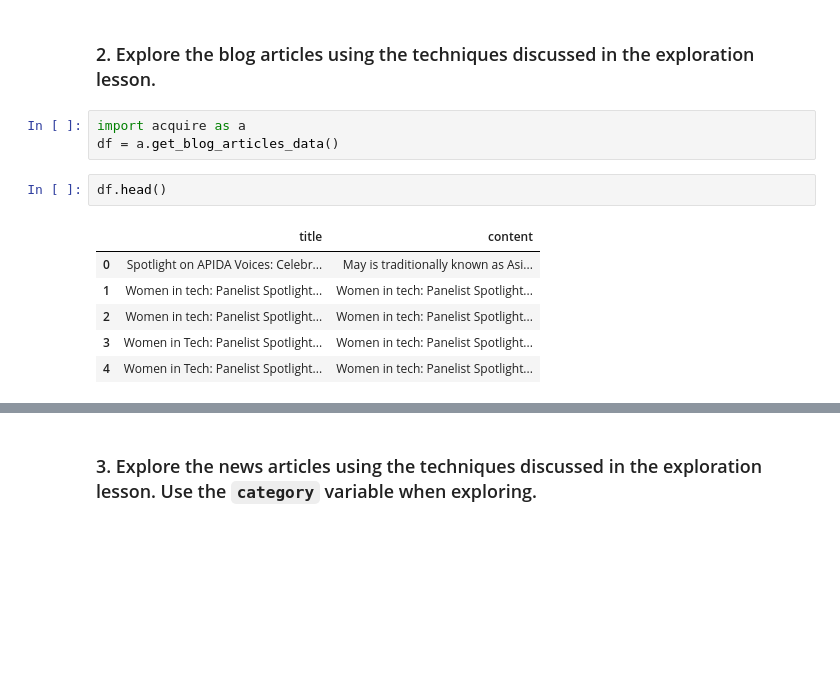
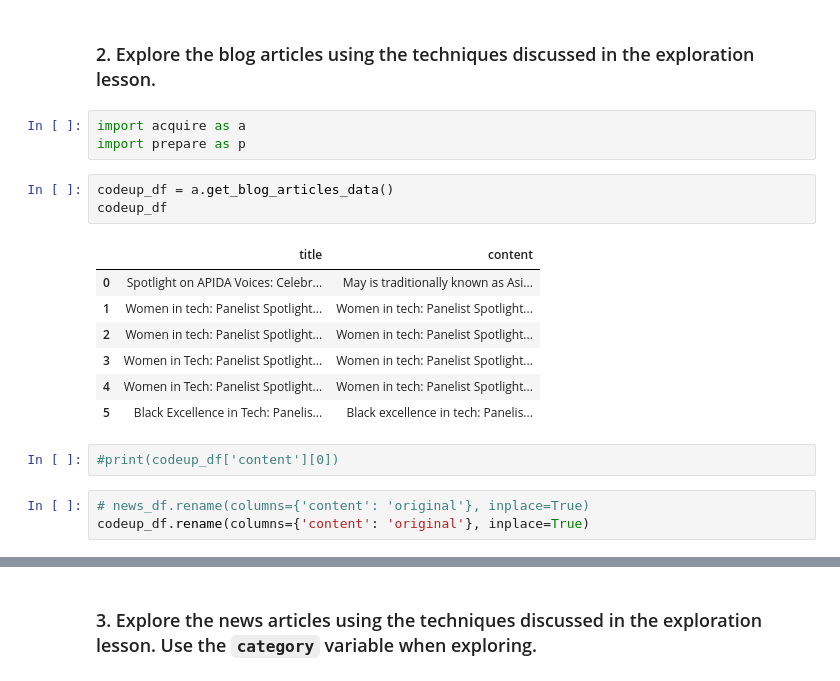
Before and after one commit to Marc-Aradillas/natural-language-processing-exercises, a Jupyter notebook: explore.ipynb, the cells around one changed output, grey strips where cells are left out. Saved outputs shown, nothing was run; the diff lists cells and outputs as text; blank space fills up the shorter version.

```diff
--- a/explore.ipynb
+++ b/explore.ipynb
@@ -395,13 +395,20 @@ set()
 ### 2. Explore the blog articles using the techniques discussed in the exploration lesson.
 # %%
 import acquire as a
-df = a.get_blog_articles_data()
+import prepare as p
 # %%
-df.head()
+codeup_df = a.get_blog_articles_data()
+codeup_df
 # %% [output]
 |  | title | content |
 | 0 | Spotlight on APIDA Voices: Celebr... | May is traditionally known as Asi... |
 | 1 | Women in tech: Panelist Spotlight... | Women in tech: Panelist Spotlight... |
 | 2 | Women in tech: Panelist Spotlight... | Women in tech: Panelist Spotlight... |
 | 3 | Women in Tech: Panelist Spotlight... | Women in tech: Panelist Spotlight... |
 | 4 | Women in Tech: Panelist Spotlight... | Women in tech: Panelist Spotlight... |
+| 5 | Black Excellence in Tech: Panelis... | Black excellence in tech: Panelis... |
+# %%
+#print(codeup_df['content'][0])
+# %%
+# news_df.rename(columns={'content': 'original'}, inplace=True)
+codeup_df.rename(columns={'content': 'original'}, inplace=True)
```
Also changed, not shown: parts of 33 cells of this notebook, 2 other files.
